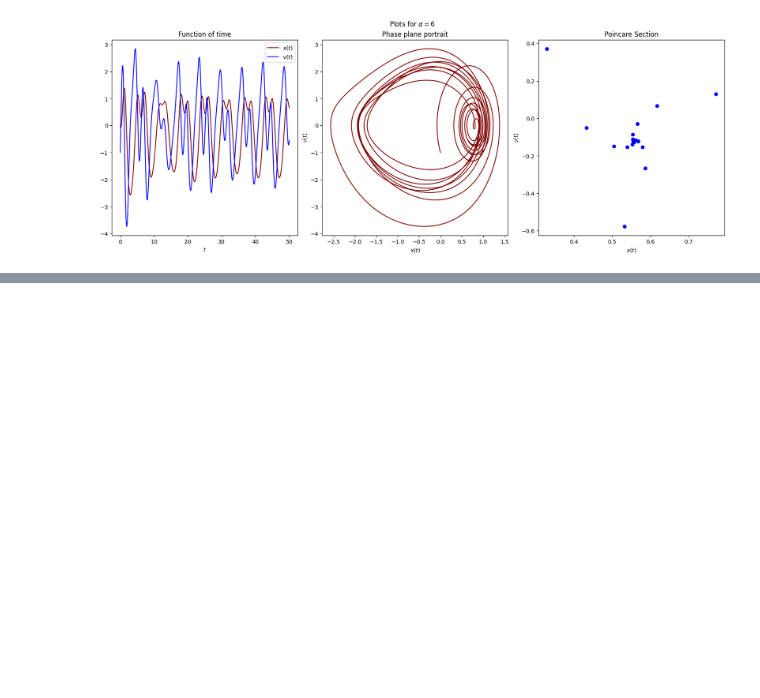
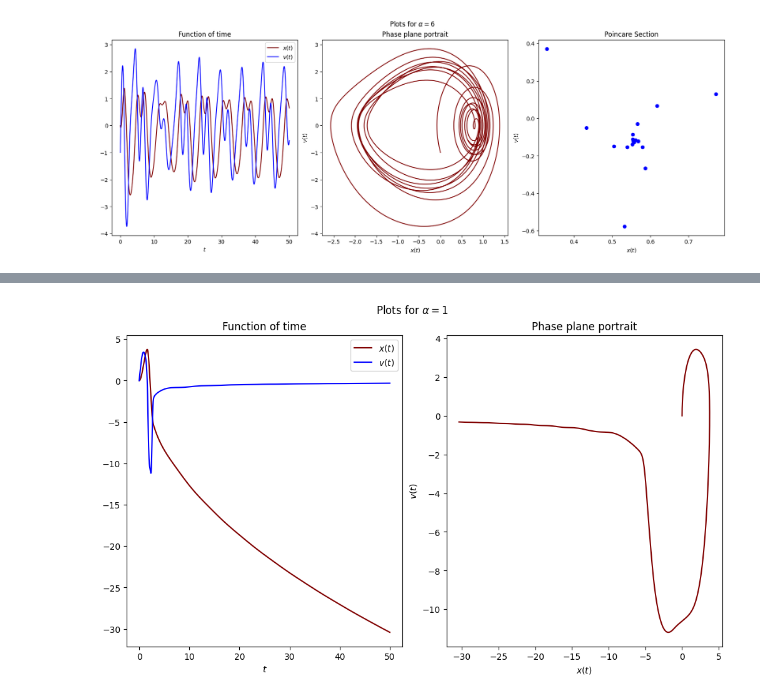
Before and after one commit to Yolonek/NonlinearDynamics, a Jupyter notebook: L3-DeterministicChaos.ipynb, the cells around one changed output, grey strips where cells are left out. Saved outputs shown, nothing was run; the diff lists cells and outputs as text; code cells hidden in the pictures; blank space fills up the shorter version.

```diff
--- a/L3-DeterministicChaos.ipynb
+++ b/L3-DeterministicChaos.ipynb
@@ -171,0 +189,4 @@ show_three_graphs(6, 300, 50, method='Radau')
+# %%
+show_three_graphs(1, 0, 50, with_poincare=False, init=(0, 0))
+# %% [output]
+[figure, added]
```
Also changed, not shown: parts of 5 cells of this notebook, 4 other files.
